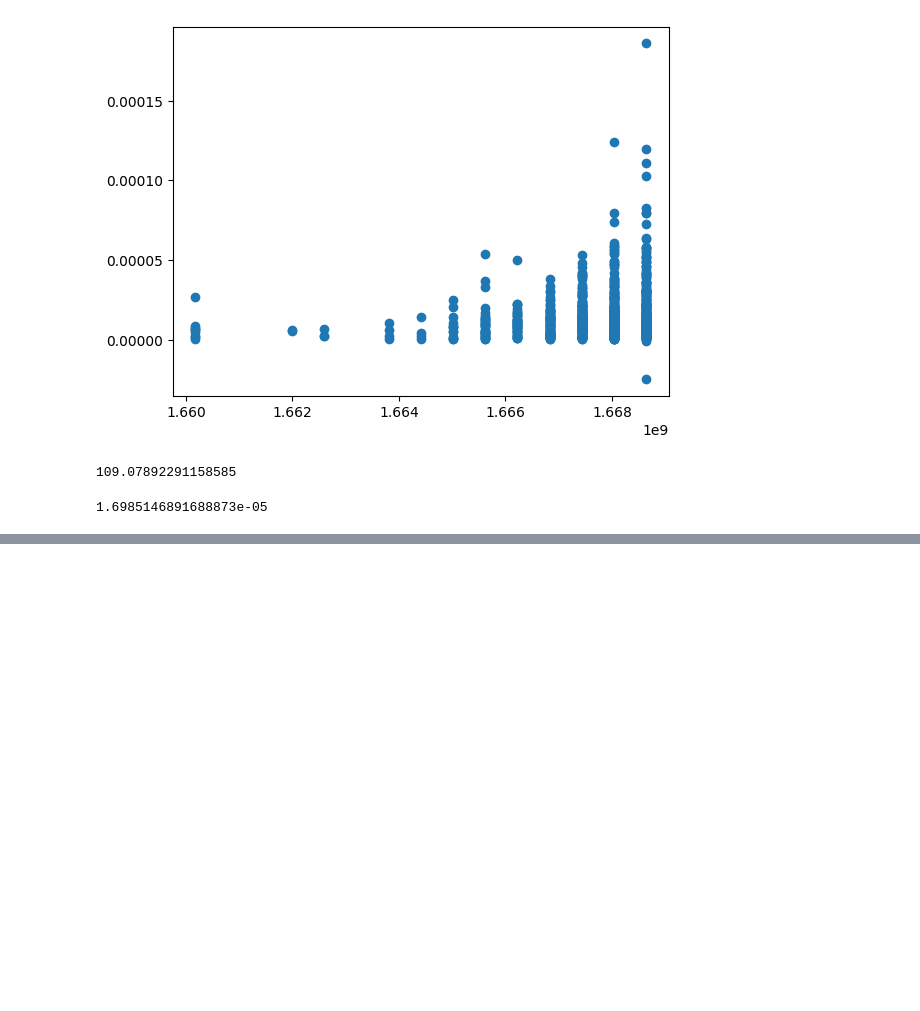
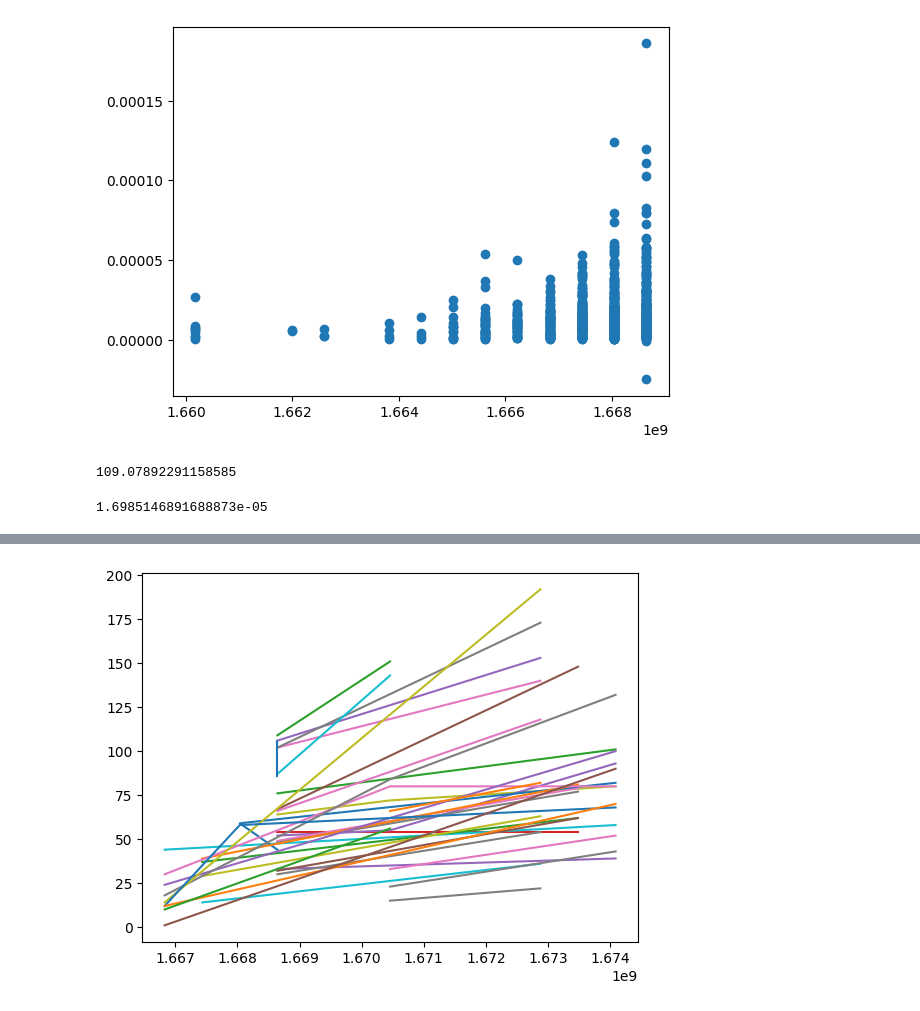
Before and after one commit to MattHandzel/TeamErrorError, a Jupyter notebook: Main/analyzeVexCompetitionData.ipynb, the cells around one changed output, grey strips where cells are left out. Cells and saved outputs as stored; diff of their text form; code cells hidden in the pictures; blank space fills up the shorter version.

```diff
--- a/Main/analyzeVexCompetitionData.ipynb
+++ b/Main/analyzeVexCompetitionData.ipynb
@@ -177,0 +183,27 @@ print(min(times), max(times))
+# %%
+import pandas as pd
+import numpy as np
+import datetime
+import matplotlib.pyplot as plt
+
+import os
+
+all_data = [z[z["Event Region"] == "Illinois"] for z in all_data]
+# a = allData
+
+# Filter out where the data does not have a driver score for the skills
+all_data = [z[pd.notna(z["Highest Driver Score Timestamp"])] for z in all_data]
+
+dates = [[z.split(" ")[0] for z in x["Highest Driver Score Timestamp"][pd.notna(x["Highest Driver Score Timestamp"])]] for x in all_data]
+dates = [[[int(y) for y in z.split("-")] for z in x] for x in dates]
+
+timedates = []
+
+for i, date_array in enumerate(dates):
+  timedates.append([])
+  for date in date_array:
+    timedates[i].append((datetime.datetime(date[0], date[1], date[2], 0, 0).timestamp() // (3600 * 24 * 7)) * (3600 * 24 * 7))
+  print(timedates[i])
+for i, data in enumerate(all_data):
+  # print(len(date["Datetime"]), len(timedates))
+  data["Datetime"] = timedates[i]
@@ -177,0 +227,18 @@ print(min(times), max(times))
+# %%
+all_teams = {}
+
+for data in all_data:
+  for team in data["Team Number"]:
+    if team not in all_teams:
+      all_teams[team] = []
+
+for data in all_data:
+  for i, team in enumerate(data["Team Number"]):
+    all_teams[team].append([list(data["Datetime"])[i], list(data["Score"])[i]])
+# %%
+for team in all_teams:
+  _ = (all_teams[team])
+  plt.plot([z[0] for z in _], [z[1] for z in _])
+plt.show()
+# %% [output]
+[figure, added]
```
Also changed, not shown: parts of 7 cells of this notebook, 3 other files.
